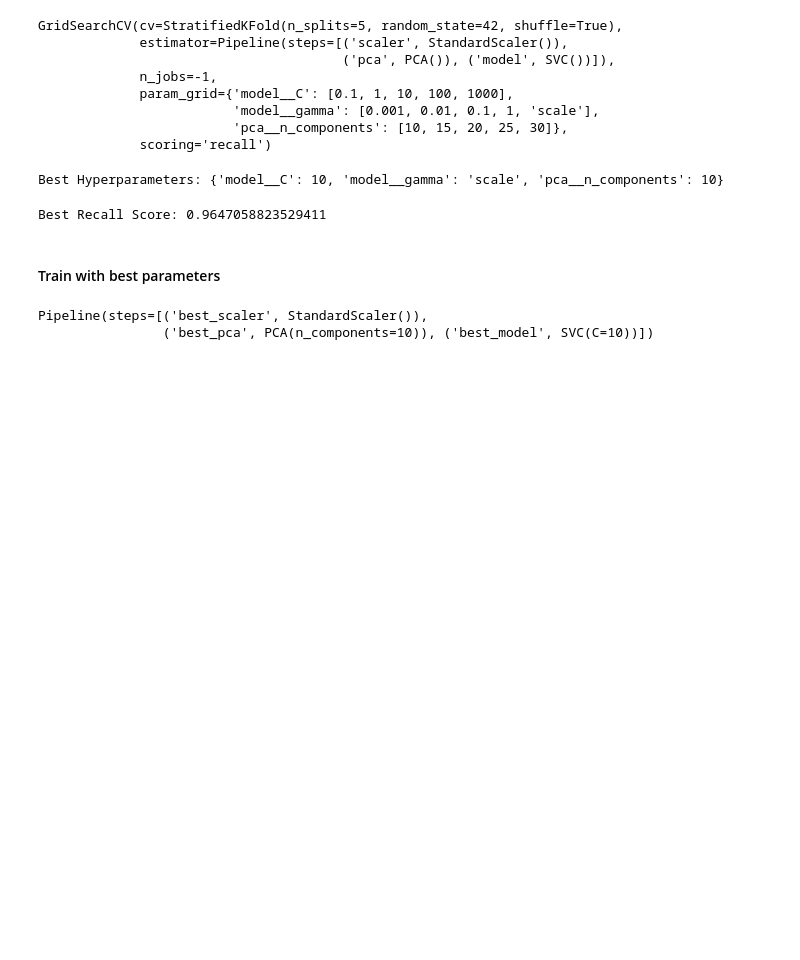
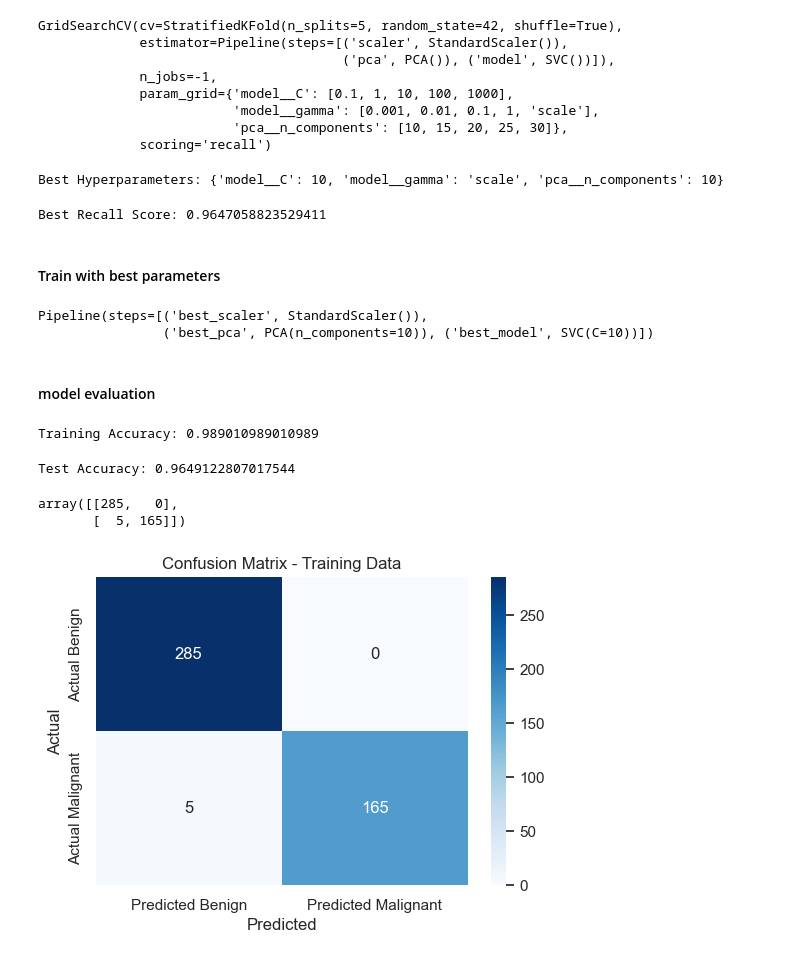
Before and after one commit to Dilshan7704/Breast-Cancer-Diagnosis-Analysis, a Jupyter notebook: Breast_cancer_anlaysis.ipynb, the cells around one changed output. Drawn from its saved outputs; the diff is of its cells as text; code cells hidden in the pictures; blank space fills up the shorter version.

Commit message:
Model Evaluation
model evaluation end

```diff
--- a/Breast_cancer_anlaysis.ipynb
+++ b/Breast_cancer_anlaysis.ipynb
@@ -339,3 +339,44 @@ best_pipeline.fit(x_train, y_train)
 # %% [output]
 Pipeline(steps=[('best_scaler', StandardScaler()),
                 ('best_pca', PCA(n_components=10)), ('best_model', SVC(C=10))])
+# %% [markdown]
+#### model evaluation
+# %%
+y_train_pred = best_pipeline.predict(x_train)
+y_test_pred = best_pipeline.predict(x_test)
+# %%
+# traing accuracy
+train_accuracy = accuracy_score(y_train, y_train_pred)
+print("Training Accuracy:", train_accuracy)
+# %% [output]
+Training Accuracy: 0.989010989010989
+# %%
+# test accuracy
+test_accuracy = accuracy_score(y_test, y_test_pred)
+print("Test Accuracy:", test_accuracy)
+# %% [output]
+Test Accuracy: 0.9649122807017544
+# %%
+# confusion matrix training data
+conf_matrix_train = confusion_matrix(y_train, y_train_pred)
+conf_matrix_train
+# %% [output]
+array([[285,   0],
+       [  5, 165]])
+# %%
+#heatmap for confusion matrix training data
+plt.figure(figsize=(6, 4))
+sns.heatmap(
+    conf_matrix_train,
+    annot=True,
+    fmt='d',
+    cmap='Blues',
+    xticklabels=['Predicted Benign', 'Predicted Malignant'],
+    yticklabels=['Actual Benign', 'Actual Malignant'])
+
+plt.title('Confusion Matrix - Training Data')
+plt.xlabel('Predicted')
+plt.ylabel('Actual')
+plt.show()
+# %% [output]
+[figure, added]
```
Also changed, not shown: parts of 3 cells of this notebook.
